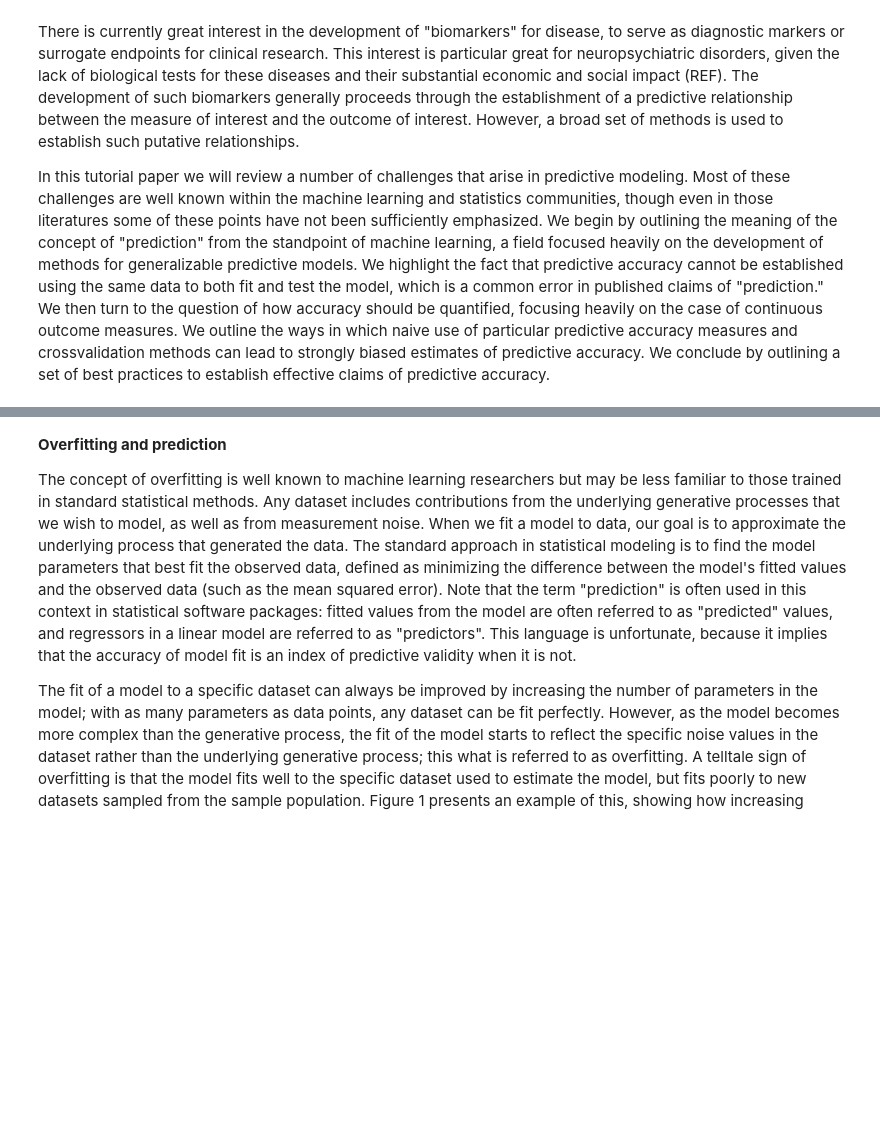
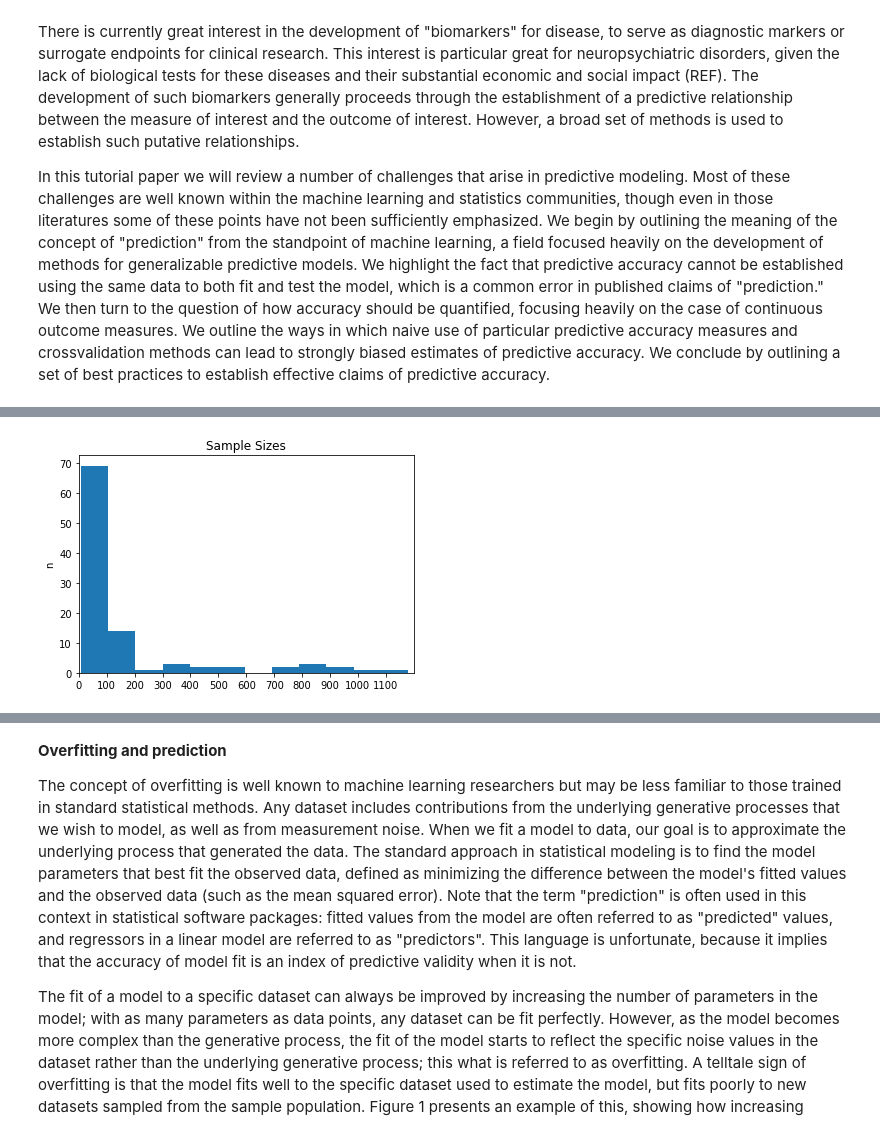
Before and after one commit to poldrack/PredictionCV, a Jupyter notebook: PredictionPaper.ipynb, the cells around one changed output, grey strips where cells are left out. Drawn from its saved outputs; the diff is of its cells as text; code cells hidden in the pictures; blank space fills up the shorter version.

```diff
--- a/PredictionPaper.ipynb
+++ b/PredictionPaper.ipynb
@@ -43,0 +99,8 @@ Some examples of post-hoc cross-validation are straightforward. The most common
+# %%
+plt.hist(data[1:,10].astype(int),bins=12)
+plt.xticks(np.arange(0,1200,step=100))
+plt.xlim(0,1200)
+plt.ylabel('n')
+_ = plt.title('Sample Sizes')
+# %% [output]
+[figure, added]
```
Also changed, not shown: parts of 7 cells of this notebook.
